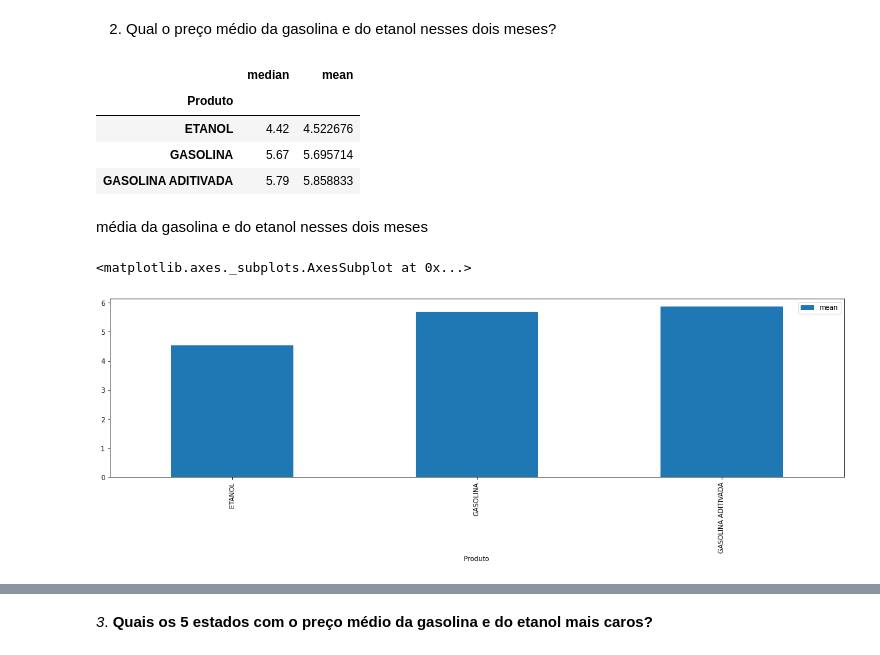
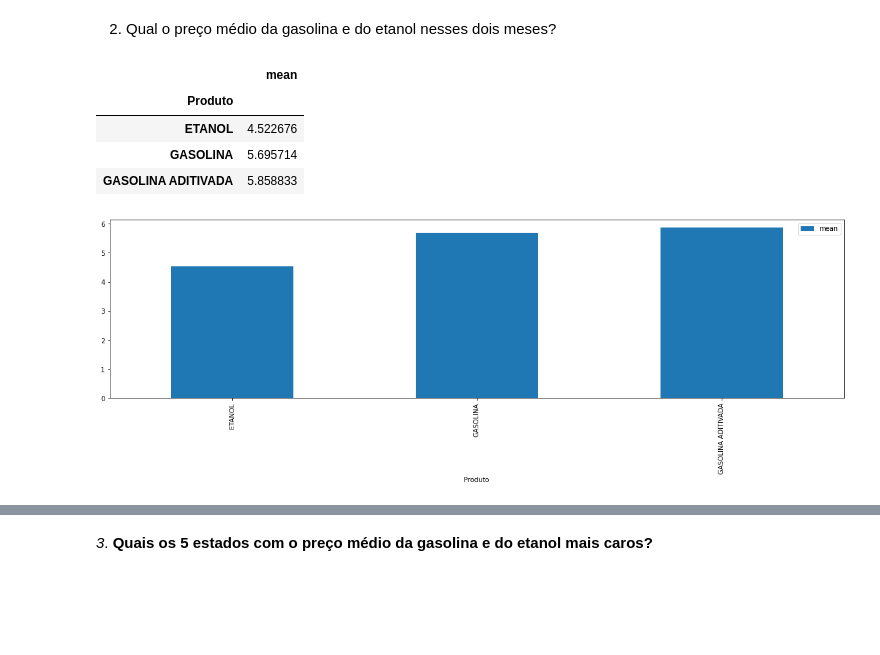
Before and after one commit to gustavovarella/Projeto_m4, a Jupyter notebook: PROJETO_M4.ipynb, the cells around one changed output, grey strips where cells are left out. Saved outputs shown, nothing was run; the diff lists cells and outputs as text; code cells hidden in the pictures; blank space fills up the shorter version.

```diff
--- a/PROJETO_M4.ipynb
+++ b/PROJETO_M4.ipynb
@@ -326,8 +328,4 @@ da gasolina tiveram uma de queda ou diminuição?
-# %%
-# alterando tipo da variável
-#df_completo['Valor de Venda'] = df_completo['Valor_de_Venda'].str.replace('.', ',')
-df_completo['Valor de Venda']= df_completo['Valor_de_Venda'].astype(float)
 # %%
-df_comportamento = df_completo
-df_comportamento.groupby(['Data da Coleta'])['Valor de Venda',].agg(['max','min']).plot(kind='bar', figsize=(30,10))
+df_completo_comb = df_completo
+df_completo_comb.groupby(['Data da Coleta'])['Valor_de_Venda'].agg(['max','min']).plot(kind='bar', figsize=(20,10));
 # %% [output]
@@ -356,19 +354,16 @@ df_comportamento.groupby(['Data da Coleta', 'Produto'])['Valor de Venda',].agg([
 # %% [markdown]
 2. Qual o preço médio da gasolina e do etanol nesses dois meses?
 # %%
-df_media = df_completo
-df_media.groupby(['Produto'])['Valor de Venda'].agg(['median','mean'])
+df_combustivel = df_completo
+df_completo_comb.groupby(['Produto'])['Valor_de_Venda'].agg(['mean'])
 # %% [output]
-|  | median | mean |
-| Produto |  |  |
-| ETANOL | 4.42 | 4.522676 |
-| GASOLINA | 5.67 | 5.695714 |
-| GASOLINA ADITIVADA | 5.79 | 5.858833 |
+|  | mean |
+| Produto |  |
+| ETANOL | 4.522676 |
+| GASOLINA | 5.695714 |
+| GASOLINA ADITIVADA | 5.858833 |
-# %% [markdown]
-média da gasolina e do etanol nesses dois meses
 # %%
-df_combustivel = df_completo
-df_combustivel.groupby(['Produto'])['Valor de Venda'].agg(['mean']).plot(kind='bar', figsize=(20,5))
+df_completo_comb = df_completo
+df_completo_comb.groupby(['Produto'])['Valor_de_Venda'].agg(['mean']).plot(kind='bar', figsize=(20,5));
 # %% [output]
-<matplotlib.axes._subplots.AxesSubplot at 0x...>
 [figure]
```
Also changed, not shown: parts of 9 cells of this notebook.
